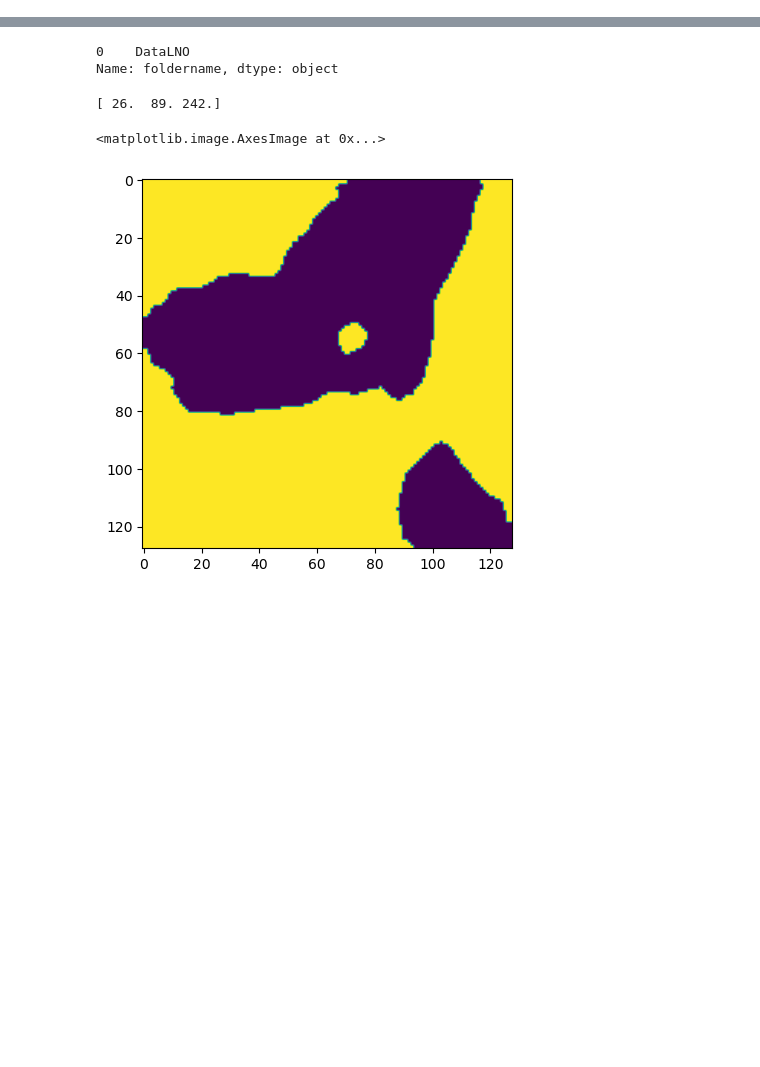
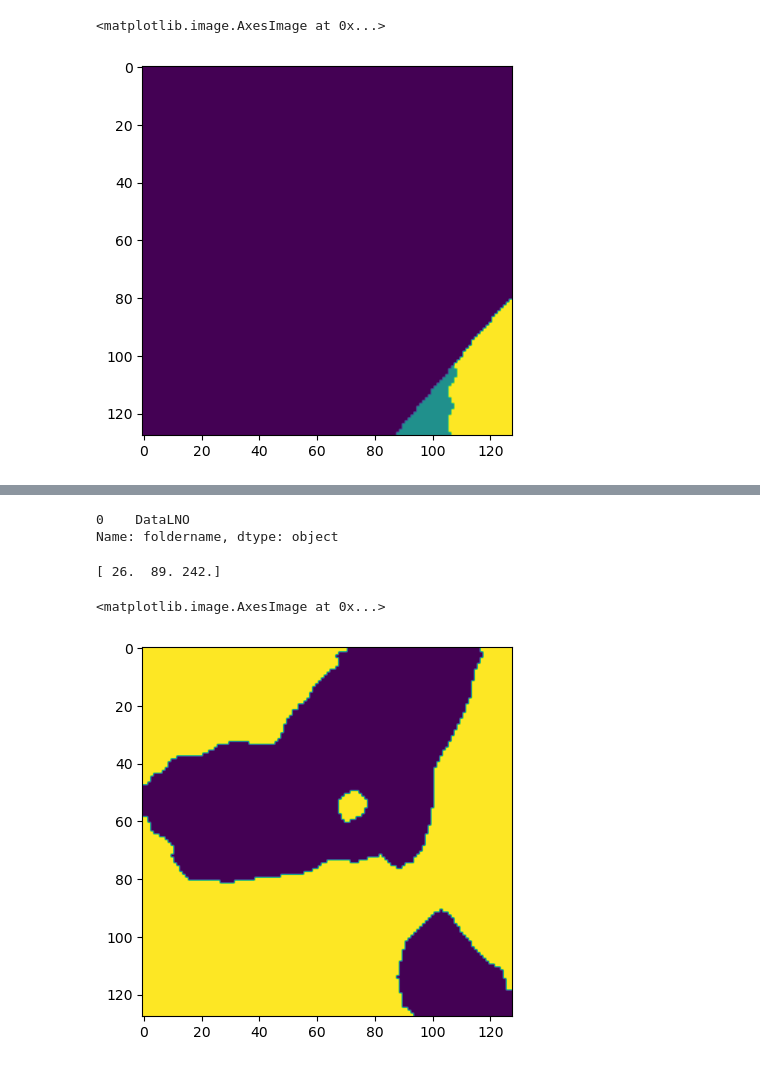
Before and after one commit to laura-rieger/segmenter, a Jupyter notebook: src/Examine in progress.ipynb, the cells around one changed output, grey strips where cells are left out. Drawn from its saved outputs; the diff is of its cells as text; code cells hidden in the pictures; blank space fills up the shorter version.

```diff
--- a/src/Examine in progress.ipynb
+++ b/src/Examine in progress.ipynb
@@ -149,0 +139,5 @@ axes[3].imshow((target !=np.argmax(output, axis=0) ) * (target !=-1))
+# %%
+plt.imshow(train_add_set[0][1])
+# %% [output]
+<matplotlib.image.AxesImage at 0x...>
+[figure, added]
```
Also changed, not shown: parts of 18 cells of this notebook, 9 other files.
